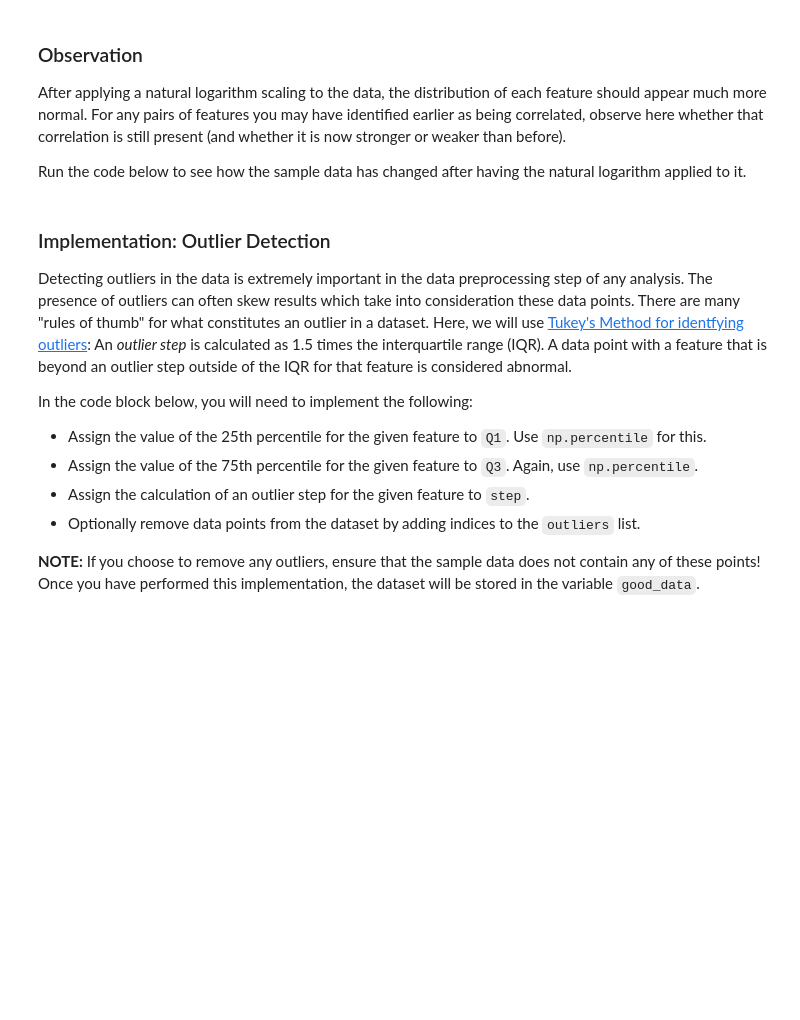
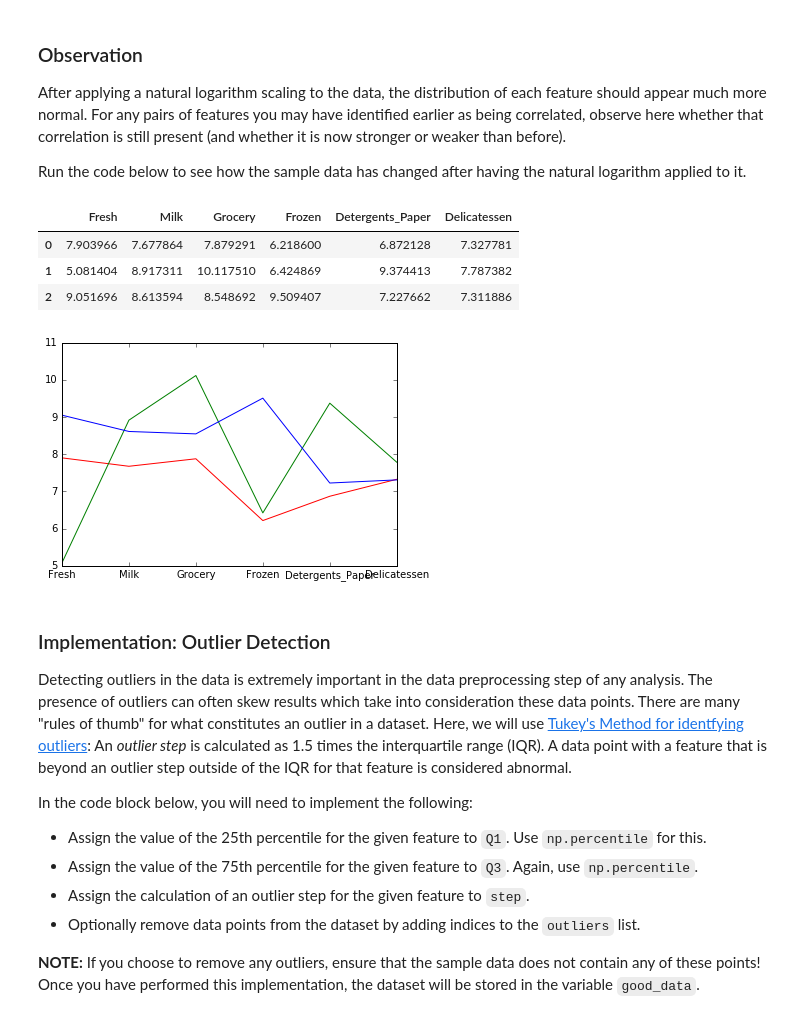
Before and after one commit to vhquang/machine-learning, a Jupyter notebook: projects/customer_segments/customer_segments.ipynb, the cells around one changed output. Drawn from its saved outputs; the diff is of its cells as text; code cells hidden in the pictures; blank space fills up the shorter version.

```diff
--- a/projects/customer_segments/customer_segments.ipynb
+++ b/projects/customer_segments/customer_segments.ipynb
@@ -250,6 +263,14 @@ Run the code below to see how the sample data has changed after having the natur
 # %%
 # Display the log-transformed sample data
 display(log_samples)
+for i, color in zip(range(3), ['r', 'g', 'b']):
+    log_samples.loc[i].plot(color=color)
+# %% [output]
+|  | Fresh | Milk | Grocery | Frozen | Detergents_Paper | Delicatessen |
+| 0 | 7.903966 | 7.677864 | 7.879291 | 6.218600 | 6.872128 | 7.327781 |
+| 1 | 5.081404 | 8.917311 | 10.117510 | 6.424869 | 9.374413 | 7.787382 |
+| 2 | 9.051696 | 8.613594 | 8.548692 | 9.509407 | 7.227662 | 7.311886 |
+[figure, added]
 # %% [markdown]
 ### Implementation: Outlier Detection
 Detecting outliers in the data is extremely important in the data preprocessing step of any analysis. The presence of outliers can often skew results which take into consideration these data points. There are many "rules of thumb" for what constitutes an outlier in a dataset. Here, we will use [Tukey's Method for identfying outliers](http://datapigtechnologies.com/blog/index.php/highlighting-outliers-in-your-data-with-the-tukey-method/): An *outlier step* is calculated as 1.5 times the interquartile range (IQR). A data point with a feature that is beyond an outlier step outside of the IQR for that feature is considered abnormal.
```
Also changed, not shown: parts of 14 cells of this notebook.
